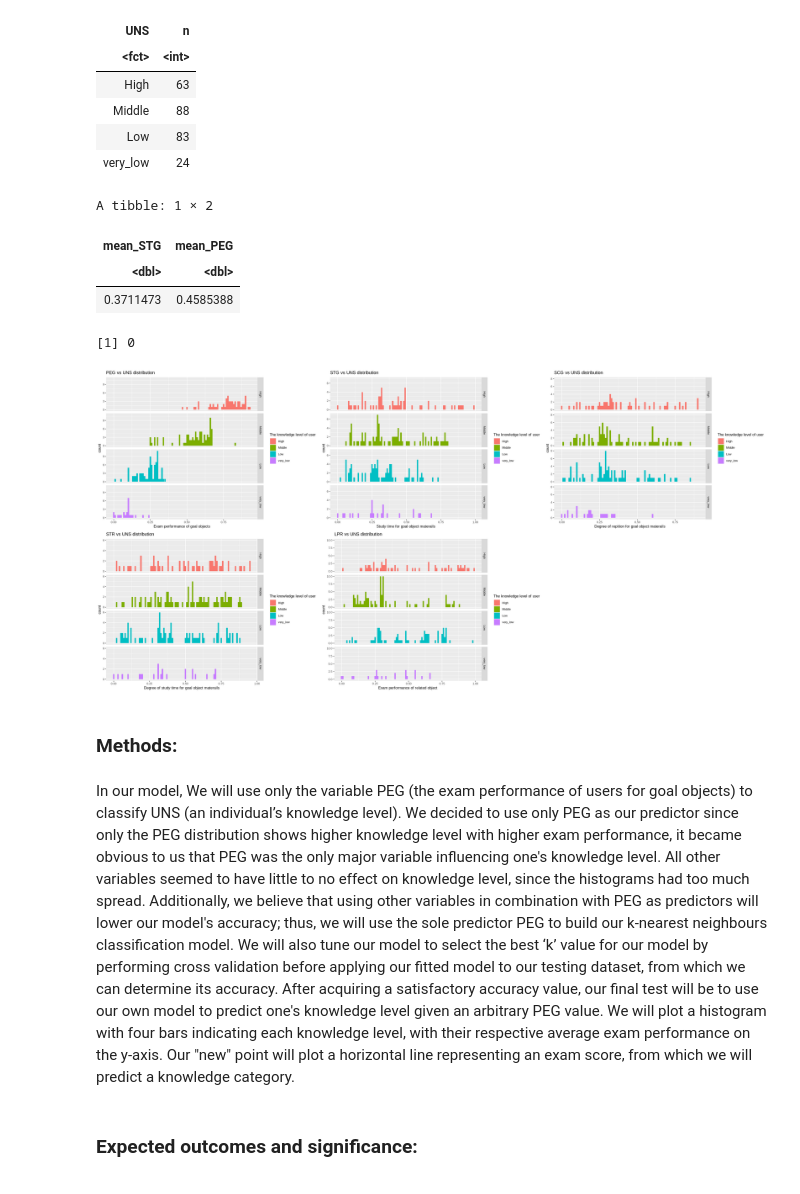
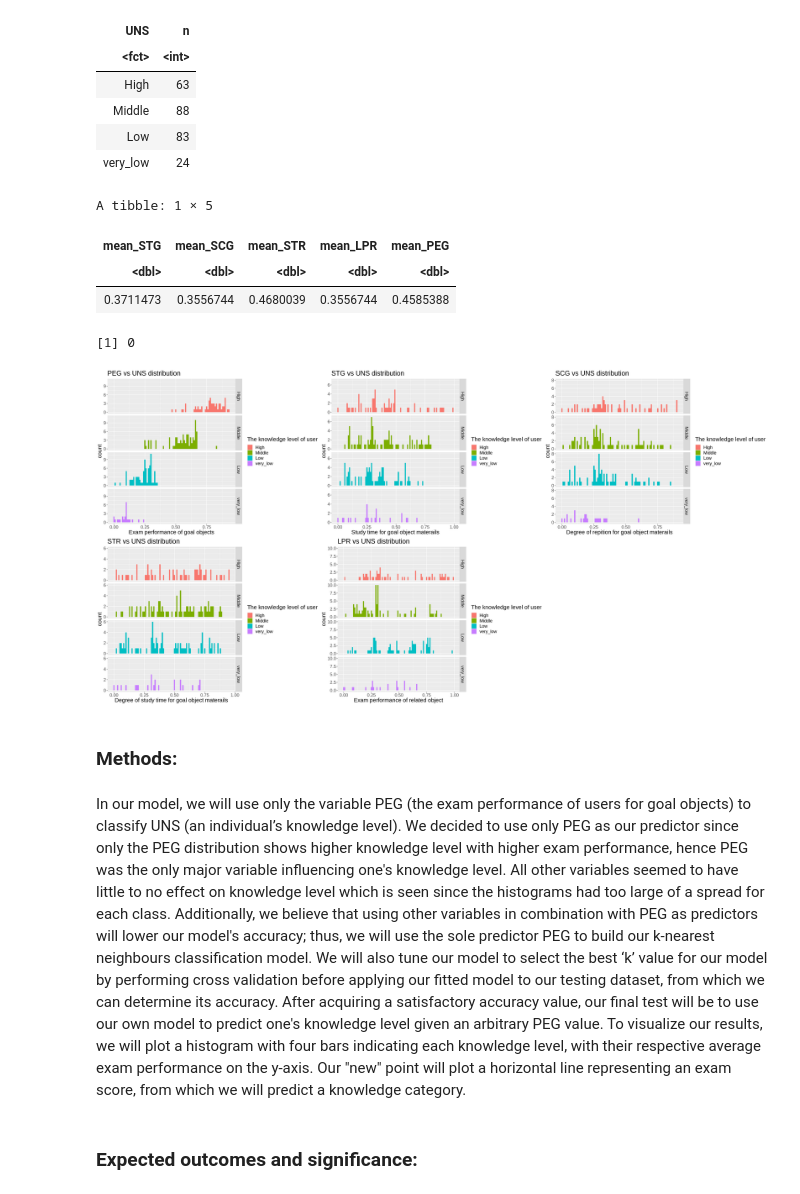
Before and after one commit to namyasharmaa/DSCI-100-Project, a Jupyter notebook: project_proposal.ipynb, the cells around one changed output. Saved outputs shown, nothing was run; the diff lists cells and outputs as text; code cells hidden in the pictures.

```diff
--- a/project_proposal.ipynb
+++ b/project_proposal.ipynb
@@ -60,16 +60,19 @@ A tibble: 4 × 2
 | Low | 83 |
 | very_low | 24 |
 # %%
-#the means of the predictor variables you plan to use in your analysis
+#the means of the predictor variables in your dataset
 predictors_mean <- training_data %>%
                   summarize (mean_STG = mean(STG, na.rm = TRUE),
+                             mean_SCG = mean(SCG, na.rm = TRUE),
+                             mean_STR = mean(STR, na.rm = TRUE),
+                             mean_LPR = mean(SCG, na.rm = TRUE),
                              mean_PEG = mean(PEG, na.rm = TRUE))
 predictors_mean
 # %% [output]
-A tibble: 1 × 2
+A tibble: 1 × 5
-| mean_STG | mean_PEG |
-| <dbl> | <dbl> |
-| 0.3711473 | 0.4585388 |
+| mean_STG | mean_SCG | mean_STR | mean_LPR | mean_PEG |
+| <dbl> | <dbl> | <dbl> | <dbl> | <dbl> |
+| 0.3711473 | 0.3556744 | 0.4680039 | 0.3556744 | 0.4585388 |
 # %%
 #how many rows have missing data
 missing_data <- training_data %>%
@@ -93,63 +96,63 @@ distr_PEG <- training_data %>%
 # %%
 #compare the distributions of each of the predictor variables you plan to use in your analysis
 #The distribution of the degree of study time for goal object materails (STG)
-options(repr.plot.width = 10, repr.plot.height = 7)
+options(repr.plot.width = 15, repr.plot.height = 12)
 distr_STG <- training_data %>%
     mutate(UNS = factor(UNS, levels = c("High", "Middle", "Low", "very_low"))) %>%
     ggplot(aes(x = STG, fill = UNS)) +
     geom_histogram(binwidth = .01)+
     labs(x = "Study time for goal object materails", fill = "The knowledge level of user")+
     ggtitle("STG vs UNS distribution")+
-    theme(text = element_text(size= 10))+
+    theme(text = element_text(size= 18))+
     facet_grid(rows = vars(UNS))
 # %%
 #compare the distributions of each of the predictor variables you plan to use in your analysis
 #The degree of repetition number of user for goal object materials (SCG)
-options(repr.plot.width = 10, repr.plot.height = 7)
+options(repr.plot.width = 15, repr.plot.height = 12)
 distr_SCG <- training_data %>%
     mutate(UNS = factor(UNS, levels = c("High", "Middle", "Low", "very_low"))) %>%
     ggplot(aes(x = SCG, fill = UNS)) +
     geom_histogram(binwidth = .01)+
     labs(x = "Degree of repition for goal object materails", fill = "The knowledge level of user")+
     ggtitle("SCG vs UNS distribution")+
-    theme(text = element_text(size= 10))+
+    theme(text = element_text(size= 18))+
     facet_grid(rows = vars(UNS))
 # %%
 #compare the distributions of each of the predictor variables you plan to use in your analysis
 #The degree of study time of user for related objects with goal object (STR)
-options(repr.plot.width = 10, repr.plot.height = 7)
+options(repr.plot.width = 10, repr.plot.height = 10)
 distr_STR <- training_data %>%
     mutate(UNS = factor(UNS, levels = c("High", "Middle", "Low", "very_low"))) %>%
     ggplot(aes(x = STR, fill = UNS)) +
     geom_histogram(binwidth = .01)+
     labs(x = "Degree of study time for goal object materails", fill = "The knowledge level of user")+
     ggtitle("STR vs UNS distribution")+
-    theme(text = element_text(size= 10))+
+    theme(text = element_text(size= 18))+
     facet_grid(rows = vars(UNS))
 # %%
 #compare the distributions of each of the predictor variables you plan to use in your analysis
 #The exam performance of user for related objects with goal object (LPR)
-options(repr.plot.width = 10, repr.plot.height = 7)
+options(repr.plot.width = 15, repr.plot.height = 12)
 distr_LPR <- training_data %>%
     mutate(UNS = factor(UNS, levels = c("High", "Middle", "Low", "very_low"))) %>%
     ggplot(aes(x = LPR, fill = UNS)) +
     geom_histogram(binwidth = .01)+
     labs(x = "Exam performance of related object", fill = "The knowledge level of user")+
     ggtitle("LPR vs UNS distribution")+
-    theme(text = element_text(size= 10))+
+    theme(text = element_text(size= 18))+
     facet_grid(rows = vars(UNS))
 # %%
 #compare the distributions of each of the predictor variables you plan to use in your analysis
 library(cowplot)
-options(repr.plot.width = 25, repr.plot.height = 12)
+options(repr.plot.width = 30, repr.plot.height = 15)
 plot_grid(distr_PEG, distr_STG, distr_SCG, distr_STR, distr_LPR)
-options(repr.plot.width = 25, repr.plot.height = 12)
+options(repr.plot.width = 30, repr.plot.height = 15)
 # %% [output]
-[figure, old version]
+[figure, new version]
 # %% [markdown]
 ### Methods:
 # %% [markdown]
-In our model, We will use only the variable PEG (the exam performance of users for goal objects) to classify UNS (an individual’s knowledge level). We decided to use only PEG as our predictor since only the PEG distribution shows higher knowledge level with higher exam performance, it became obvious to us that PEG was the only major variable influencing one's knowledge level. All other variables seemed to have little to no effect on knowledge level, since the histograms had too much spread. Additionally, we believe that using other variables in combination with PEG as predictors will lower our model's accuracy; thus, we will use the sole predictor PEG to build our k-nearest neighbours classification model. We will also tune our model to select the best ‘k’ value for our model by performing cross validation before applying our fitted model to our testing dataset, from which we can determine its accuracy. After acquiring a satisfactory accuracy value, our final test will be to use our own model to predict one's knowledge level given an arbitrary PEG value. We will plot a histogram with four bars indicating each knowledge level, with their respective average exam performance on the y-axis. Our "new" point will plot a horizontal line representing an exam score, from which we will predict a knowledge category.
+In our model, we will use only the variable PEG (the exam performance of users for goal objects) to classify UNS (an individual’s knowledge level). We decided to use only PEG as our predictor since only the PEG distribution shows higher knowledge level with higher exam performance, hence PEG was the only major variable influencing one's knowledge level. All other variables seemed to have little to no effect on knowledge level which is seen since the histograms had too large of a spread for each class. Additionally, we believe that using other variables in combination with PEG as predictors will lower our model's accuracy; thus, we will use the sole predictor PEG to build our k-nearest neighbours classification model. We will also tune our model to select the best ‘k’ value for our model by performing cross validation before applying our fitted model to our testing dataset, from which we can determine its accuracy. After acquiring a satisfactory accuracy value, our final test will be to use our own model to predict one's knowledge level given an arbitrary PEG value. To visualize our results, we will plot a histogram with four bars indicating each knowledge level, with their respective average exam performance on the y-axis. Our "new" point will plot a horizontal line representing an exam score, from which we will predict a knowledge category.
 # %% [markdown]
 ### Expected outcomes and significance:
 # %% [markdown]
```
Also changed, not shown: parts of 4 cells of this notebook.
